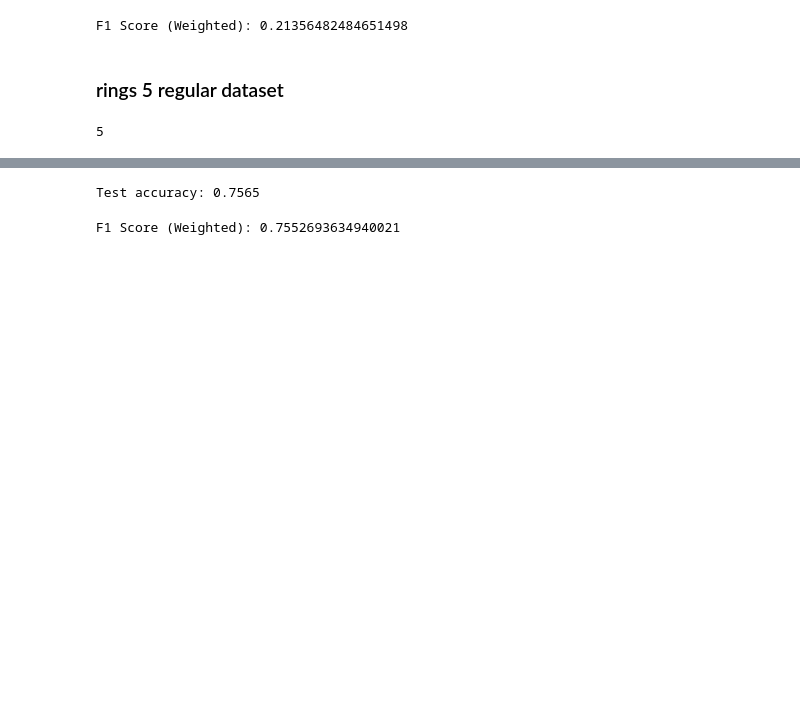
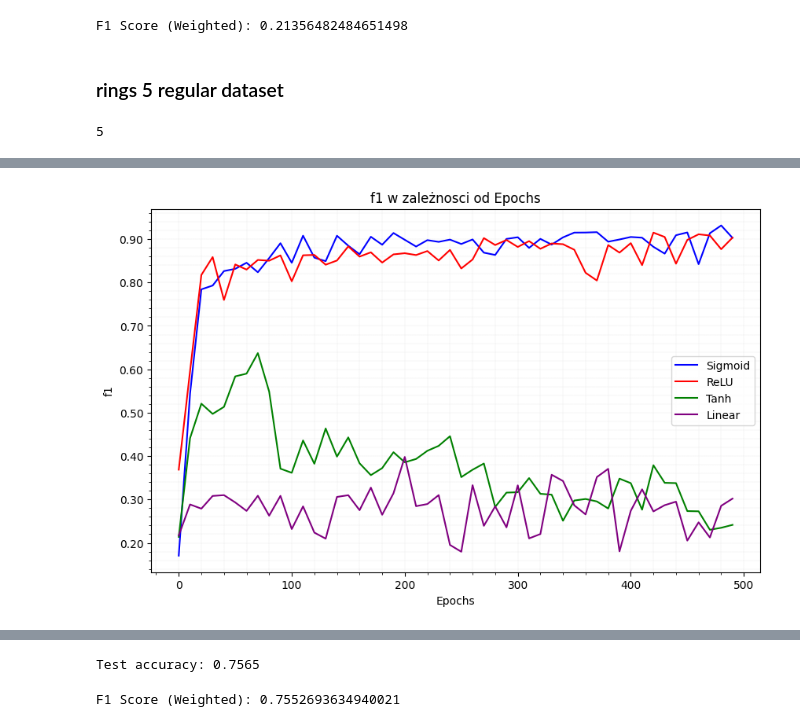
Before and after one commit to mikolaj2268/Computational_Intelligence_Methods, a Jupyter notebook: NN1/5/raport/nn1_5_classification.ipynb, the cells around one changed output, grey strips where cells are left out. Cells and saved outputs as stored; diff of their text form; code cells hidden in the pictures; blank space fills up the shorter version.

```diff
--- a/NN1/5/raport/nn1_5_classification.ipynb
+++ b/NN1/5/raport/nn1_5_classification.ipynb
@@ -503,0 +691,8 @@ training_data_rings = [
+# %%
+mlp8 = MLP(sizes=[2, 10, 10, 5], activation_fn=linear,
+                activation_fn_derivative=linear_derivative)  # Example layer setup
+
+# Train the MLP using your training data
+
+f1_8 = mlp8.train(training_data=training_data_rings, epochs=500, learn_rate=0.001, batch_size=20, X_val=X_test_rings,
+                y_val=y_test_rings, visual_interval=10, target=1, decay_rate=0.01, adaptive_learn_rate=False)
@@ -607,0 +914,19 @@ F1 Score (Weighted): 0.15817849787093666
+# %%
+datasets = [f1_5, f1_6, f1_7, f1_8]
+labels = ['Sigmoid', 'ReLU', 'Tanh', 'Linear']
+colors = ['blue', 'red', 'green', 'purple']
+
+plot_mse(datasets, labels, colors)
+'''
+mlp5 = MLP(sizes=[2, 10, 10, 5], activation_fn=sigmoid,
+                activation_fn_derivative=sigmoid_derivative)  # Example layer setup
+
+# Train the MLP using your training data
+
+f1_5 = mlp5.train(training_data=training_data_rings, epochs=500, learn_rate=0.001, batch_size=20
+
+f1 0.9314167057547685'''
+# tak jest do wszystkich bez b
+# rings5
+# %% [output]
+[figure, added]
```
Also changed, not shown: parts of 23 cells of this notebook, 3 other files.
